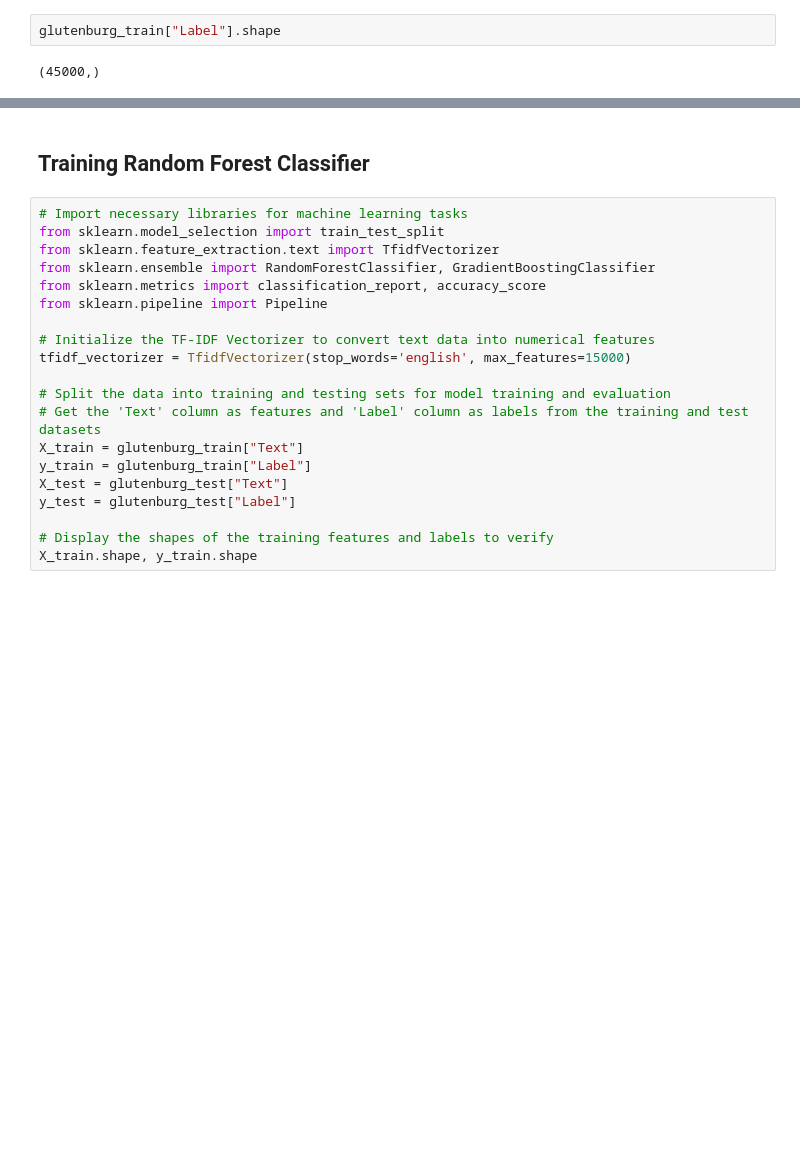
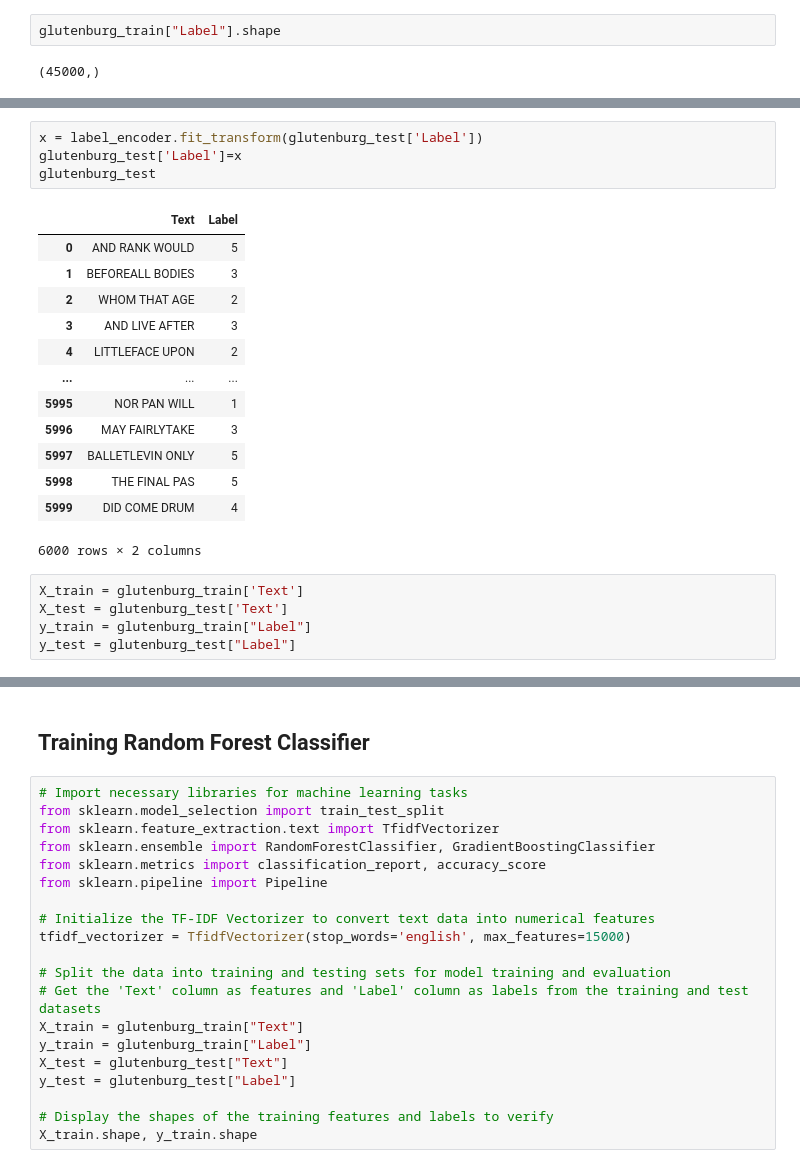
Before and after one commit to fabinahian/CSE713-Advanced-Syntactic-Pattern-Recognition, a Jupyter notebook: Projects/Text Classification for Authorship Attribution/mini_prototype/dataset_01_prototype.ipynb, the cells around one changed output, grey strips where cells are left out. Cells and saved outputs as stored; diff of their text form; blank space fills up the shorter version.

```diff
--- a/Projects/Text Classification for Authorship Attribution/mini_prototype/text_classification_for_authorship_attribution.ipynb
+++ b/Projects/Text Classification for Authorship Attribution/mini_prototype/dataset_01_prototype.ipynb
@@ -487,0 +526,23 @@ glutenburg_train["Label"].shape
+# %%
+x = label_encoder.fit_transform(glutenburg_test['Label'])
+glutenburg_test['Label']=x
+glutenburg_test
+# %% [output]
+|  | Text | Label |
+| 0 | AND RANK WOULD | 5 |
+| 1 | BEFOREALL BODIES | 3 |
+| 2 | WHOM THAT AGE | 2 |
+| 3 | AND LIVE AFTER | 3 |
+| 4 | LITTLEFACE UPON | 2 |
+| ... | ... | ... |
+| 5995 | NOR PAN WILL | 1 |
+| 5996 | MAY FAIRLYTAKE | 3 |
+| 5997 | BALLETLEVIN ONLY | 5 |
+| 5998 | THE FINAL PAS | 5 |
+| 5999 | DID COME DRUM | 4 |
+6000 rows × 2 columns
+# %%
+X_train = glutenburg_train['Text']
+X_test = glutenburg_test['Text']
+y_train = glutenburg_train["Label"]
+y_test = glutenburg_test["Label"]
```
Also changed, not shown: parts of 11 cells of this notebook, 3 other files.
